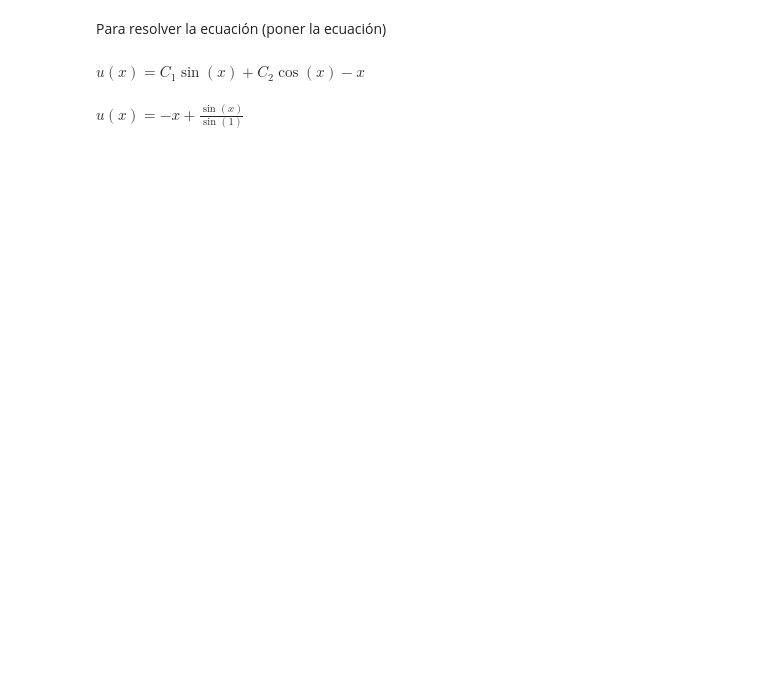
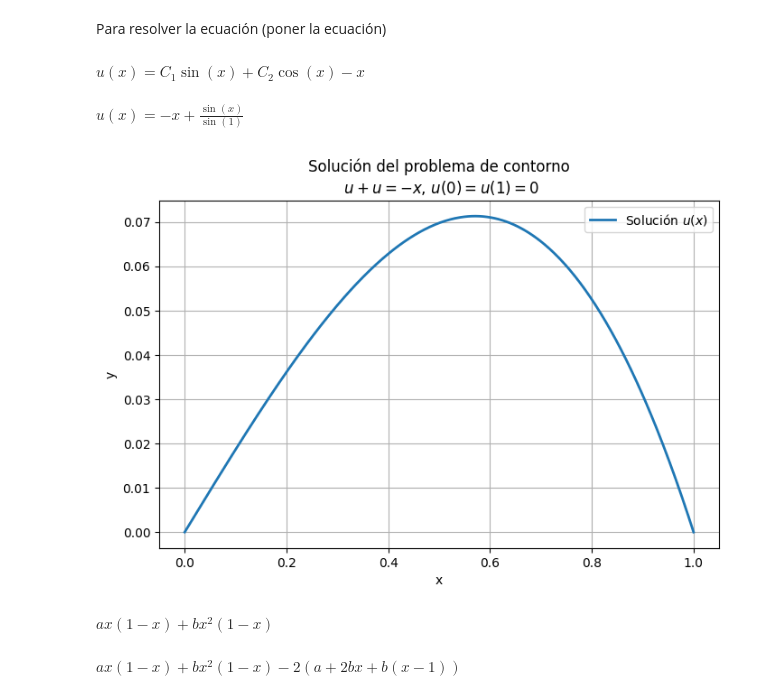
Before and after one commit to LuisManuelCatzoliSoriano/EDP-I, a Jupyter notebook: MétododeC.ipynb, the cells around one changed output. Saved outputs shown, nothing was run; the diff lists cells and outputs as text; code cells hidden in the pictures; blank space fills up the shorter version.

```diff
--- a/MétododeC.ipynb
+++ b/MétododeC.ipynb
@@ -20,3 +20,21 @@ sol = sp.dsolve(ode, ics={u(0):0,u(1):0})
 sol
 # %% [output]
 $\displaystyle u{\left(x \right)} = - x + \frac{\sin{\left(x \right)}}{\sin{\left(1 \right)}}$
+# %%
+u_expr = sol.rhs
+
+u_num = sp.lambdify(x,u_expr,"numpy")
+
+xx = np.linspace(0,1,400)
+yy = u_num(xx)
+
+plt.figure(figsize=(8, 5))
+plt.plot(xx, yy, label="Solución $u(x)$", linewidth=2)
+plt.title('Solución del problema de contorno\n $u'' + u=-x$, $u(0)=u(1)=0$')
+plt.xlabel('x')
+plt.ylabel('y')
+plt.grid(True)
+plt.legend()
+plt.show()
+# %% [output]
+[figure, added]
@@ -22,0 +45,4 @@ $\displaystyle u{\left(x \right)} = - x + \frac{\sin{\left(x \right)}}{\sin{\lef
+# %%
+u_n
+# %% [output]
+$\displaystyle a x \left(1 - x\right) + b x^{2} \left(1 - x\right)$
@@ -22,0 +53,4 @@ $\displaystyle u{\left(x \right)} = - x + \frac{\sin{\left(x \right)}}{\sin{\lef
+# %%
+F
+# %% [output]
+$\displaystyle a x \left(1 - x\right) + b x^{2} \left(1 - x\right) - 2 \left(a + 2 b x + b \left(x - 1\right)\right)$
```
Also changed, not shown: parts of 13 cells of this notebook.
